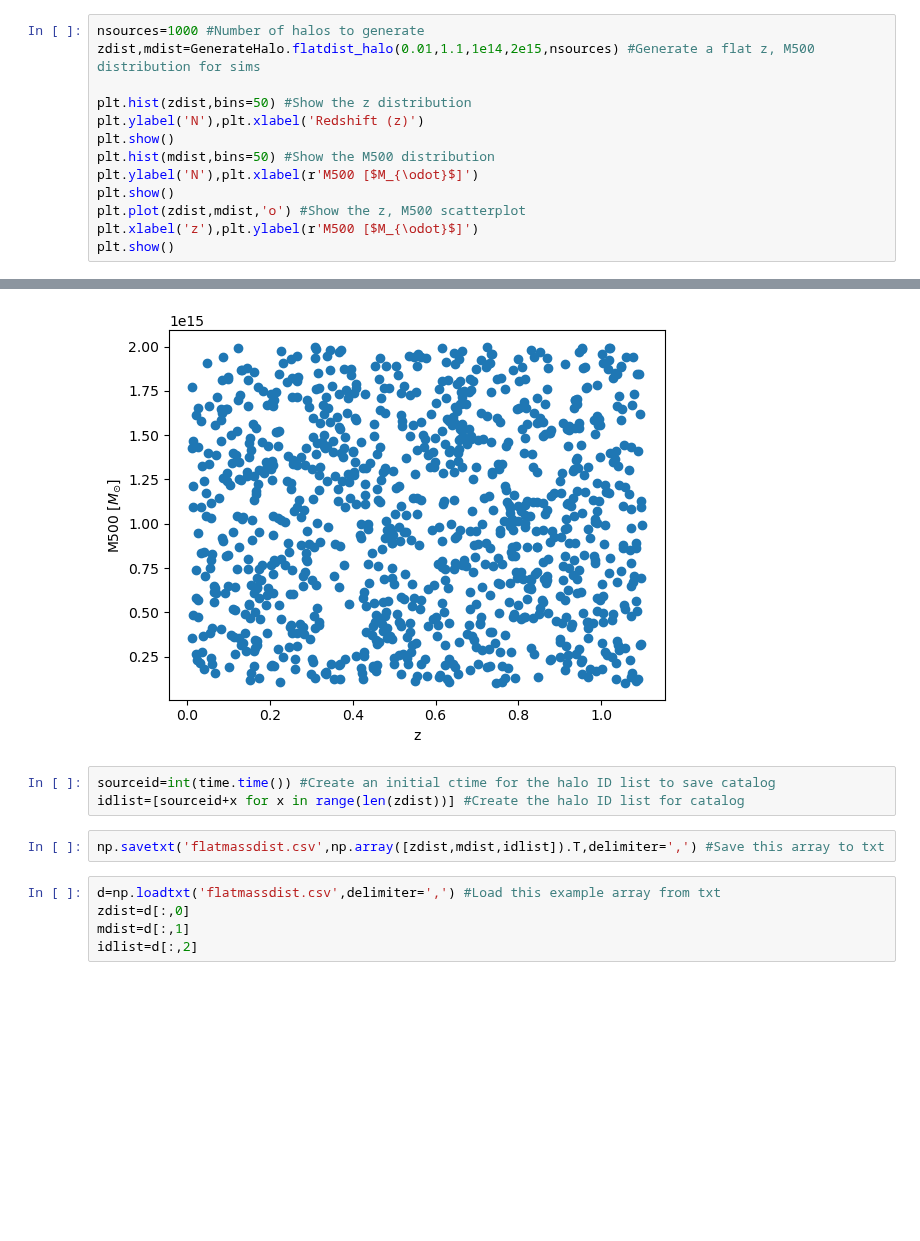
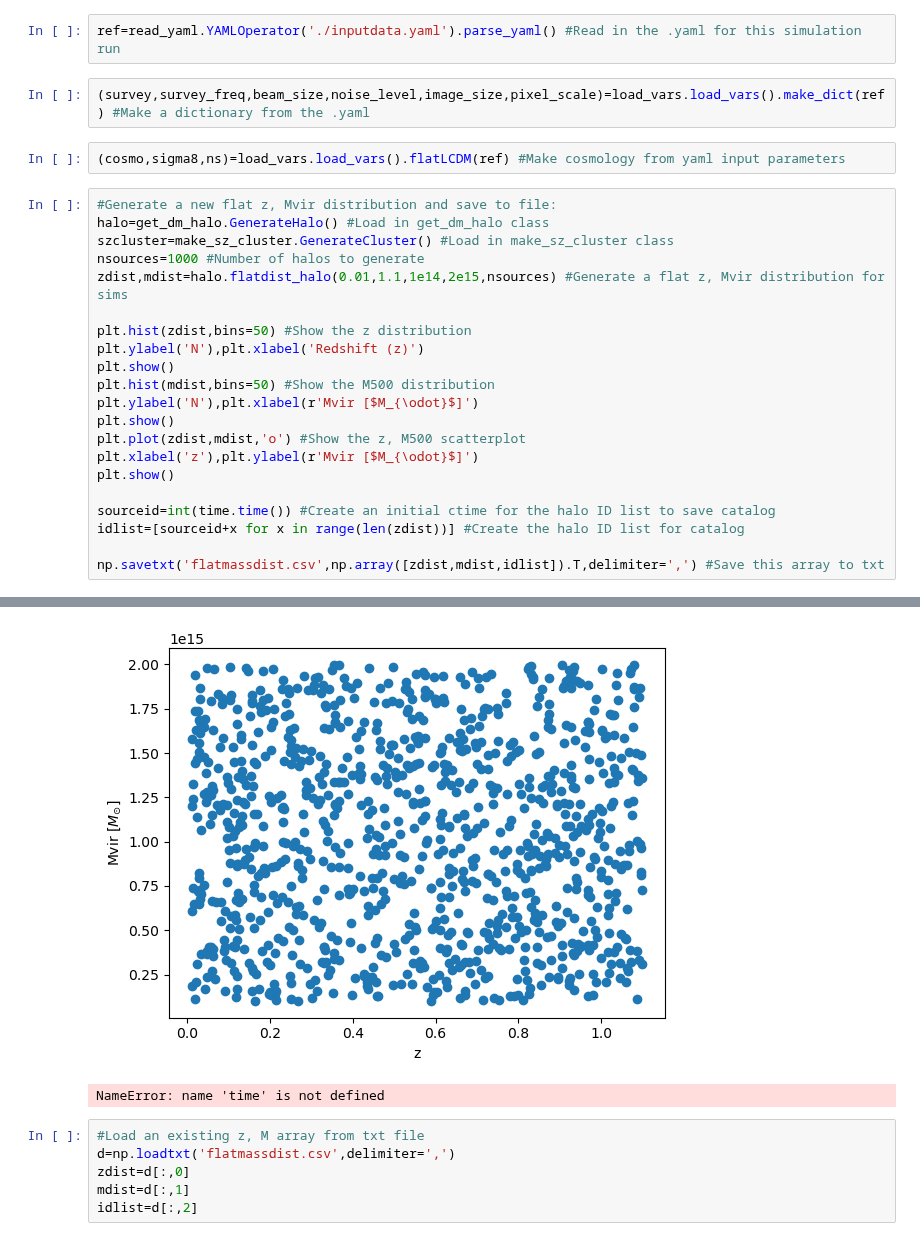
Before and after one commit to deepskies/DeepSZSim, a Jupyter notebook: run_sims.ipynb, the cells around one changed output, grey strips where cells are left out. Drawn from its saved outputs; the diff is of its cells as text; blank space fills up the shorter version.

```diff
--- a/run_sims.ipynb
+++ b/run_sims.ipynb
@@ -28,14 +38,28 @@ What the modules could be improved to do:
+# %%
+ref=read_yaml.YAMLOperator('./inputdata.yaml').parse_yaml() #Read in the .yaml for this simulation run
+# %%
+(survey,survey_freq,beam_size,noise_level,image_size,pixel_scale)=load_vars.load_vars().make_dict(ref) #Make a dictionary from the .yaml
+# %%
+(cosmo,sigma8,ns)=load_vars.load_vars().flatLCDM(ref) #Make cosmology from yaml input parameters
 # %%
+#Generate a new flat z, Mvir distribution and save to file:
+halo=get_dm_halo.GenerateHalo() #Load in get_dm_halo class
+szcluster=make_sz_cluster.GenerateCluster() #Load in make_sz_cluster class
 nsources=1000 #Number of halos to generate
-zdist,mdist=GenerateHalo.flatdist_halo(0.01,1.1,1e14,2e15,nsources) #Generate a flat z, M500 distribution for sims
+zdist,mdist=halo.flatdist_halo(0.01,1.1,1e14,2e15,nsources) #Generate a flat z, Mvir distribution for sims
 
 plt.hist(zdist,bins=50) #Show the z distribution
 plt.ylabel('N'),plt.xlabel('Redshift (z)')
 plt.show()
 plt.hist(mdist,bins=50) #Show the M500 distribution
-plt.ylabel('N'),plt.xlabel(r'M500 [$M_{\odot}$]')
+plt.ylabel('N'),plt.xlabel(r'Mvir [$M_{\odot}$]')
 plt.show()
 plt.plot(zdist,mdist,'o') #Show the z, M500 scatterplot
-plt.xlabel('z'),plt.ylabel(r'M500 [$M_{\odot}$]')
+plt.xlabel('z'),plt.ylabel(r'Mvir [$M_{\odot}$]')
 plt.show()
+
+sourceid=int(time.time()) #Create an initial ctime for the halo ID list to save catalog
+idlist=[sourceid+x for x in range(len(zdist))] #Create the halo ID list for catalog
+
+np.savetxt('flatmassdist.csv',np.array([zdist,mdist,idlist]).T,delimiter=',') #Save this array to txt
 # %% [output]
@@ -44,11 +68,8 @@ plt.show()
-[figure, old version]
+[figure, new version]
+NameError: name 'time' is not defined
-# %%
-sourceid=int(time.time()) #Create an initial ctime for the halo ID list to save catalog
-idlist=[sourceid+x for x in range(len(zdist))] #Create the halo ID list for catalog
-# %%
-np.savetxt('flatmassdist.csv',np.array([zdist,mdist,idlist]).T,delimiter=',') #Save this array to txt
 # %%
-d=np.loadtxt('flatmassdist.csv',delimiter=',') #Load this example array from txt
+#Load an existing z, M array from txt file
+d=np.loadtxt('flatmassdist.csv',delimiter=',')
 zdist=d[:,0]
 mdist=d[:,1]
 idlist=d[:,2]
```
Also changed, not shown: parts of 10 cells of this notebook, 9 other files.
